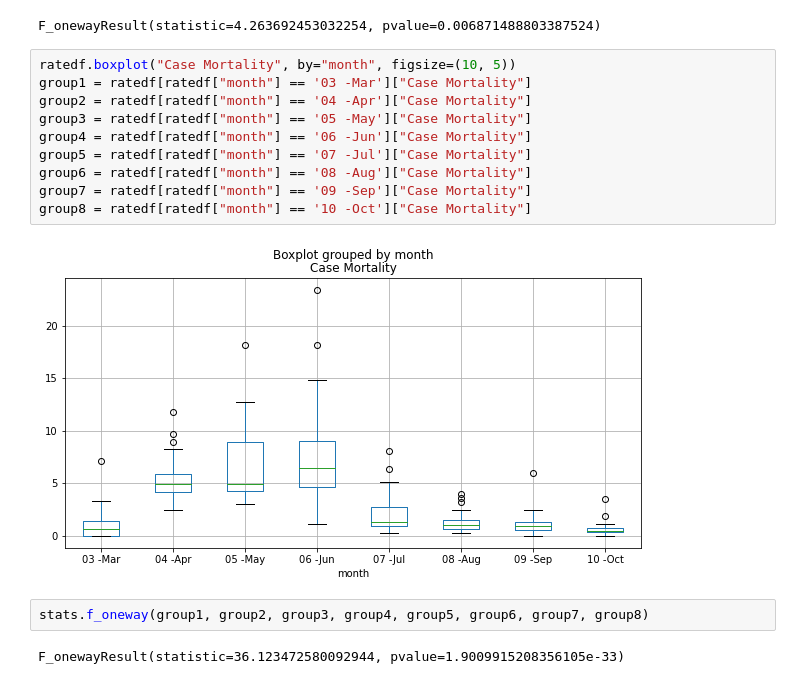
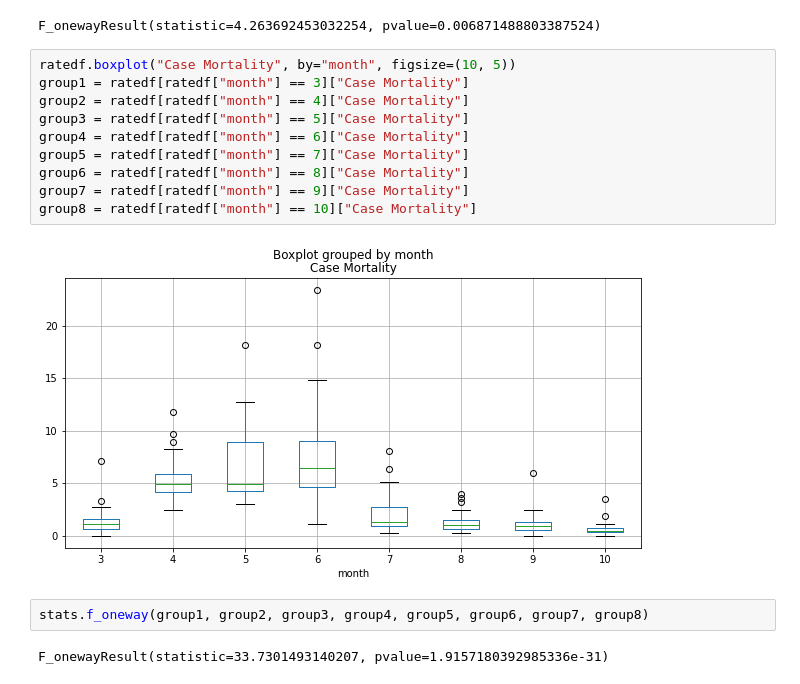
Before and after one commit to robertjbowen/Project-1_Healthcare, a Jupyter notebook: data_analysis.ipynb, the cells around one changed output. Drawn from its saved outputs; the diff is of its cells as text.

```diff
--- a/data_analysis.ipynb
+++ b/data_analysis.ipynb
@@ -207,17 +207,17 @@ stats.f_oneway(group5, group6, group7, group8)
 F_onewayResult(statistic=4.263692453032254, pvalue=0.006871488803387524)
 # %%
 ratedf.boxplot("Case Mortality", by="month", figsize=(10, 5))
-group1 = ratedf[ratedf["month"] == '03 -Mar']["Case Mortality"]
-group2 = ratedf[ratedf["month"] == '04 -Apr']["Case Mortality"]
-group3 = ratedf[ratedf["month"] == '05 -May']["Case Mortality"]
-group4 = ratedf[ratedf["month"] == '06 -Jun']["Case Mortality"]
-group5 = ratedf[ratedf["month"] == '07 -Jul']["Case Mortality"]
-group6 = ratedf[ratedf["month"] == '08 -Aug']["Case Mortality"]
-group7 = ratedf[ratedf["month"] == '09 -Sep']["Case Mortality"]
-group8 = ratedf[ratedf["month"] == '10 -Oct']["Case Mortality"]
+group1 = ratedf[ratedf["month"] == 3]["Case Mortality"]
+group2 = ratedf[ratedf["month"] == 4]["Case Mortality"]
+group3 = ratedf[ratedf["month"] == 5]["Case Mortality"]
+group4 = ratedf[ratedf["month"] == 6]["Case Mortality"]
+group5 = ratedf[ratedf["month"] == 7]["Case Mortality"]
+group6 = ratedf[ratedf["month"] == 8]["Case Mortality"]
+group7 = ratedf[ratedf["month"] == 9]["Case Mortality"]
+group8 = ratedf[ratedf["month"] == 10]["Case Mortality"]
 # %% [output]
-[figure, old version]
+[figure, new version]
 # %%
 stats.f_oneway(group1, group2, group3, group4, group5, group6, group7, group8)
 # %% [output]
-F_onewayResult(statistic=36.123472580092944, pvalue=1.9009915208356105e-33)
+F_onewayResult(statistic=33.7301493140207, pvalue=1.9157180392985336e-31)
```
Also changed, not shown: parts of 14 cells of this notebook, 3 other files.
